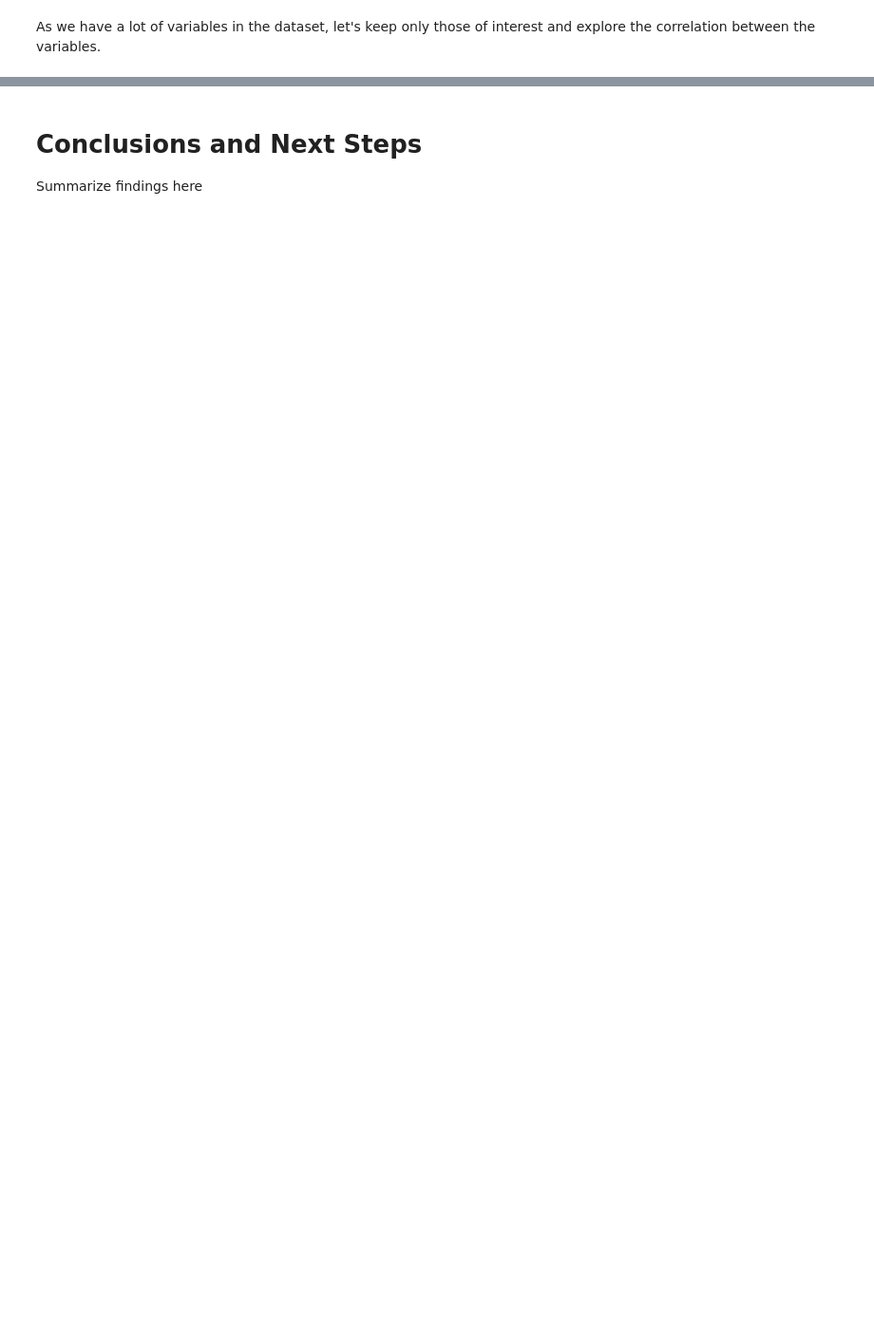
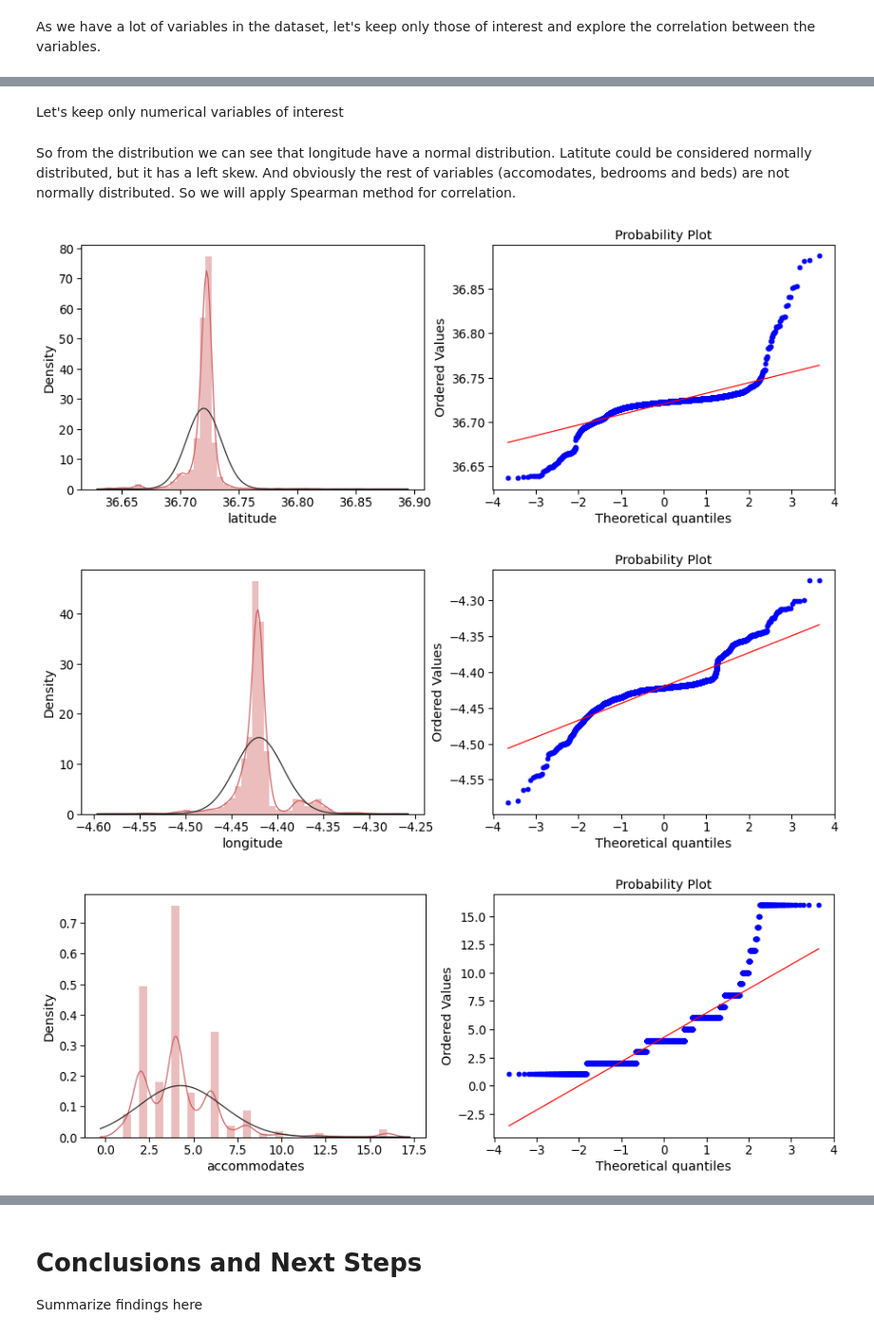
Before and after one commit to sbmoyano/data_science_projects, a Jupyter notebook: Airbnb_Malaga_correlation_regression/airbnb_malaga_supervised_learning.ipynb, the cells around one changed output, grey strips where cells are left out. Shown at 95% size. Saved outputs shown, nothing was run; the diff lists cells and outputs as text; code cells hidden in the pictures; blank space fills up the shorter version.

Commit message:
updated analysis, correlation

```diff
--- a/Airbnb_Malaga_correlation_regression/airbnb_malaga_supervised_learning.ipynb
+++ b/Airbnb_Malaga_correlation_regression/airbnb_malaga_supervised_learning.ipynb
@@ -586,0 +579,3 @@ Show graphs and stats here
+# %%
+airbnb_filtered['price_log'] = airbnb_filtered['price'].apply(np.log)
+display(airbnb_filtered)
@@ -586,0 +740,27 @@ Show graphs and stats here
+# %%
+def plot_dist(df, dv_list, transformation=None):
+
+    for dv in dv_list:
+
+        fig, ax = plt.subplots(1, 2, figsize=(15,5))
+        sns.distplot(df[dv], fit=norm, color='indianred', ax=ax[0])
+        stats.probplot(df[dv].dropna(), plot=ax[1])
+        plt.show()
+# %% [markdown]
+Let's keep only numerical variables of interest
+# %%
+num_variables = ['latitude',
+                 'longitude',
+                 'accommodates',
+                 'bedrooms',
+                 'beds',
+                 'price',
+                 'price_log']
+# %% [markdown]
+So from the distribution we can see that longitude have a normal distribution. Latitute could be considered normally distributed, but it has a left skew. And obviously the rest of variables (accomodates, bedrooms and beds) are not normally distributed. So we will apply Spearman method for correlation.
+# %%
+plot_dist(airbnb_filtered, num_variables)
+# %% [output]
+[figure, added]
+[figure, added]
+[figure, added]
```
Also changed, not shown: parts of 48 cells of this notebook.
